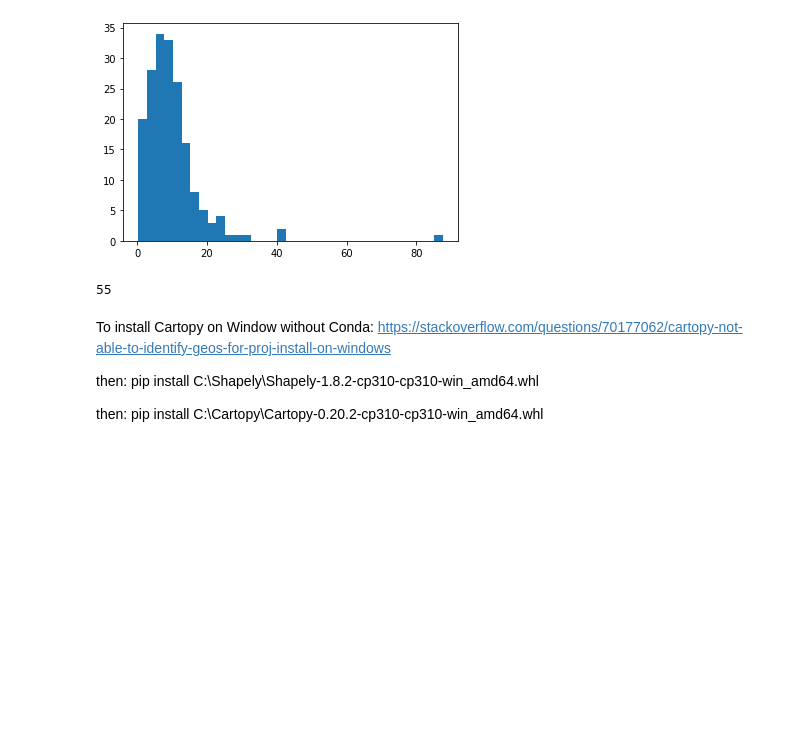
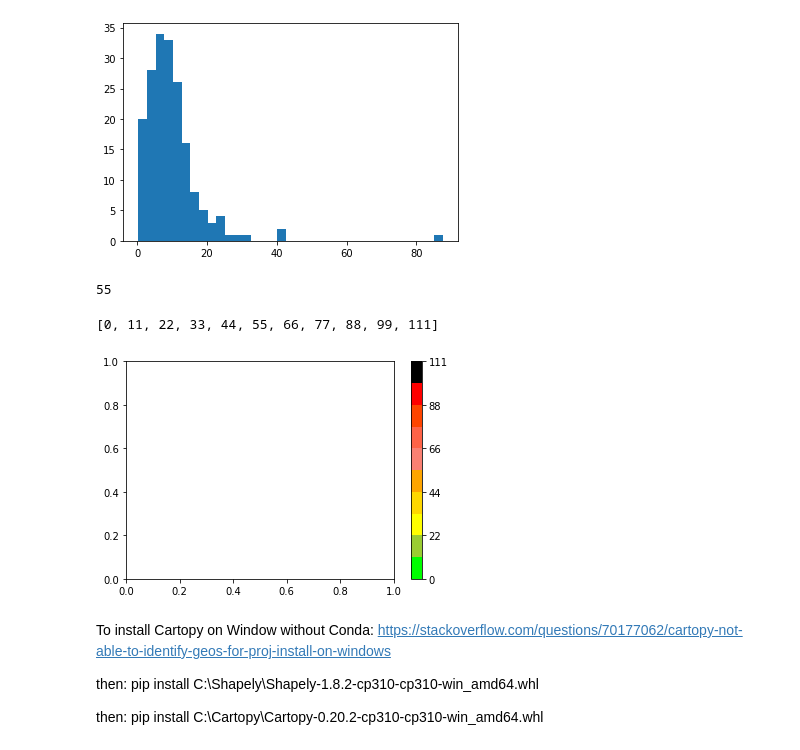
Before and after one commit to Pinkwjp/global_suicide_rates, a Jupyter notebook: visualize_global_sucide_rates.ipynb, the cells around one changed output. Cells and saved outputs as stored; diff of their text form; code cells hidden in the pictures; blank space fills up the shorter version.

```diff
--- a/visualize_global_sucide_rates.ipynb
+++ b/visualize_global_sucide_rates.ipynb
@@ -106,31 +106,49 @@ from math import ceil
 class ColorBound:
     def __init__(self, max_value: float) -> None:
         self.upper_bound = ceil(1.1 * max_value) # stretch a little bit to the right
-        self.colors = ['lime', 'yellowgreen', 'yellow',
+        self._color = ('lime', 'yellowgreen', 'yellow',
                        'gold', 'orange',  'salmon',
-                       'tomato', 'orangered','red', 'black']
-        self.num_intervals = len(self.colors)
+                       'tomato', 'orangered','red', 'black')
+        self.num_intervals = len(self._color)
         self.bounds = np.linspace(0, self.upper_bound, num=self.num_intervals+1, dtype=np.int_)
 
     def get_matching_color(self, value: Union[float, int]) -> str:
         assert 0 <= value < self.upper_bound
-        return self.colors[int(len(self.colors) * (value/self.upper_bound))]
+        return self._color[int(self.num_intervals * (value/self.upper_bound))]
 
+    def get_bounds(self) -> List[Union[float, int]]:
+        return self.bounds.tolist()
+
+    def get_colors(self) -> List[str]:
+        return list(self._color)
 
 assert ColorBound(100).get_matching_color(0) == 'lime'
 assert ColorBound(100).get_matching_color(9) == 'lime'
 assert ColorBound(100).get_matching_color(100) == 'black'
+
+print(ColorBound(100).get_bounds())
+# %% [output]
+[0, 11, 22, 33, 44, 55, 66, 77, 88, 99, 111]
 # %%
 from typing import List
 import matplotlib as mpl
+import matplotlib.pyplot as plt
 
 def make_scalar_colorbar(bounds: List[int], color_names: List[str], ax: plt.Axes, **kwargs) -> None:
     assert bounds == sorted(bounds)
     assert len(color_names) >= (len(bounds) - 1)
     cmap = mpl.colors.ListedColormap(color_names)
     norm = mpl.colors.BoundaryNorm(bounds, cmap.N)
     sm = plt.cm.ScalarMappable(norm=norm, cmap=cmap)
     plt.colorbar(sm, ax=ax, **kwargs)
+
+color_bound_obj = ColorBound(100)
+
+ax = plt.subplot()
+make_scalar_colorbar(color_bound_obj.get_bounds(), color_bound_obj.get_colors(), ax)
+plt.show()
+# %% [output]
+[figure, added]
 # %% [markdown]
 To install Cartopy on Window without Conda:
 https://stackoverflow.com/questions/70177062/cartopy-not-able-to-identify-geos-for-proj-install-on-windows
```
Also changed, not shown: parts of 3 cells of this notebook.
